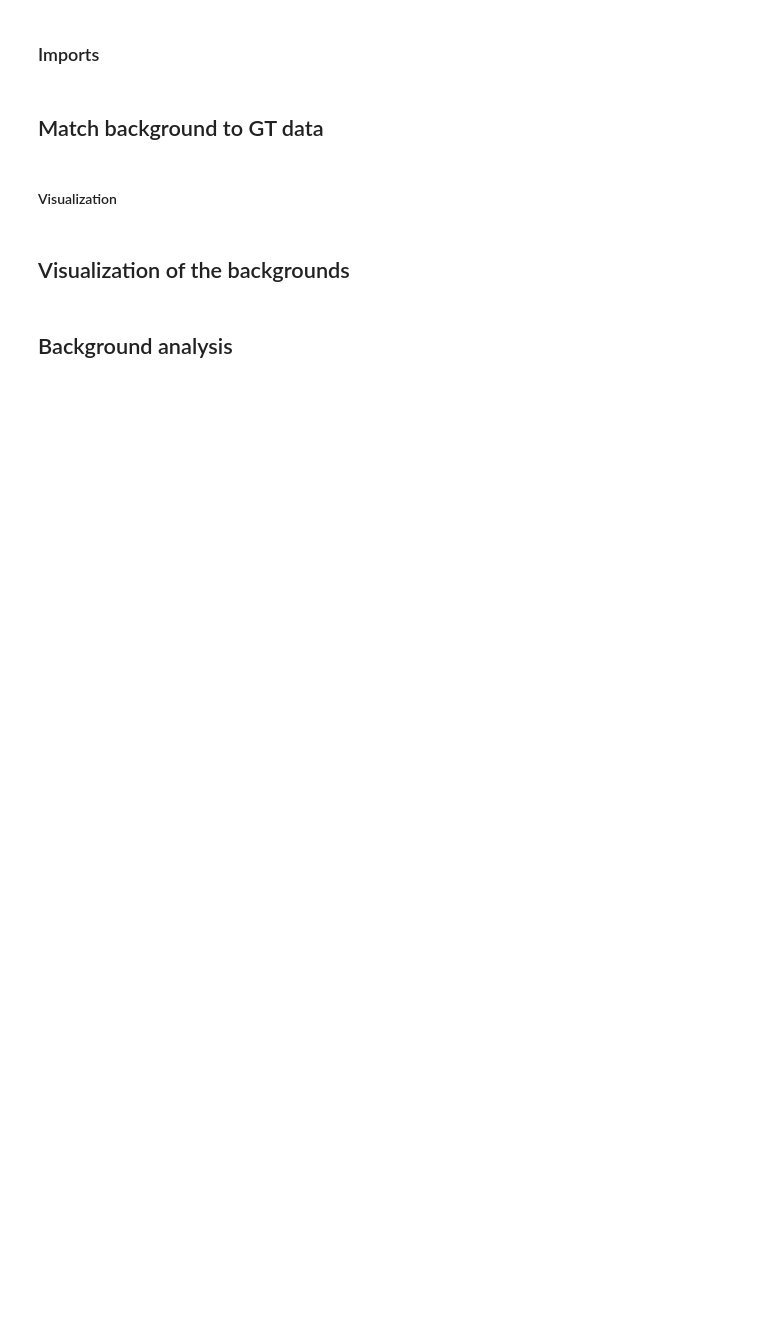
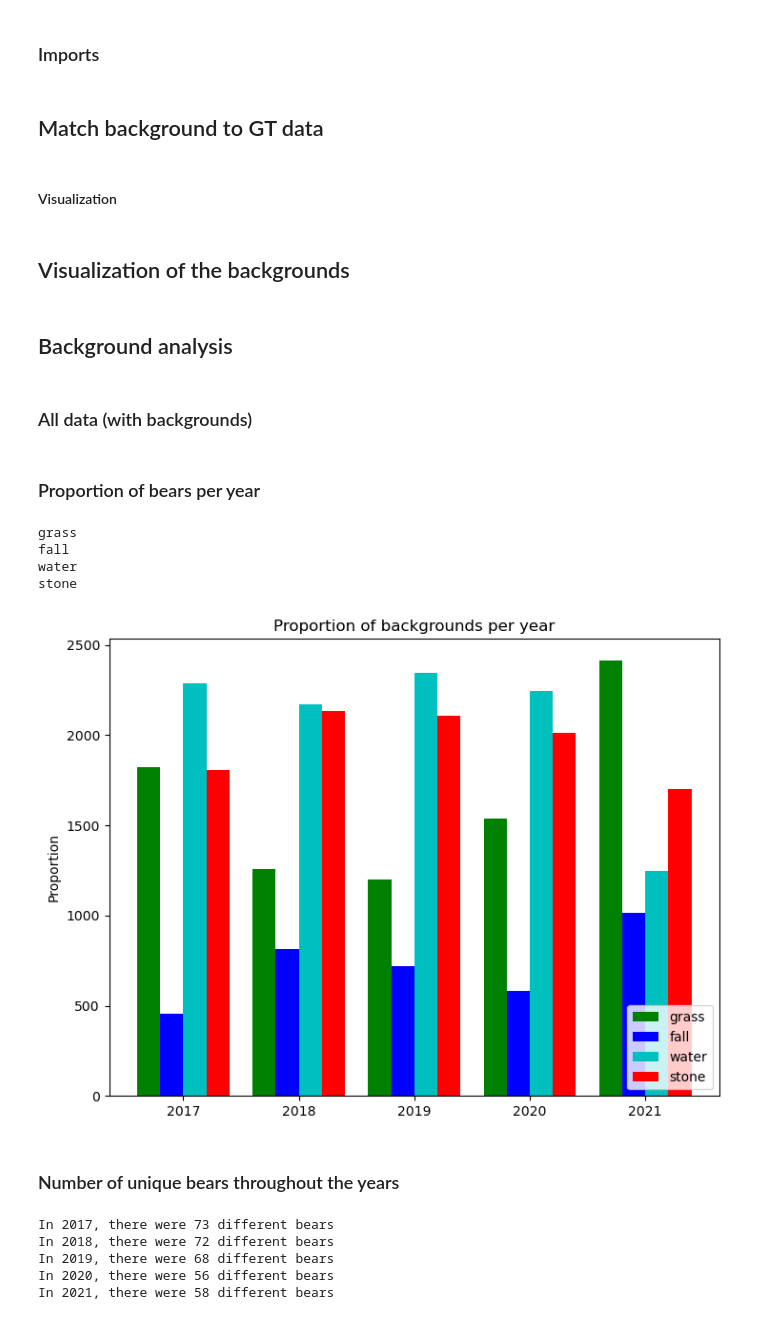
Before and after one commit to claireFriedrich/BearBackgroundsAndBehavior, a Jupyter notebook: background_analysis.ipynb, the cells around one changed output. Cells and saved outputs as stored; diff of their text form; code cells hidden in the pictures; blank space fills up the shorter version.

Commit message:
intermediate background backup reconstruction

```diff
--- a/background_analysis.ipynb
+++ b/background_analysis.ipynb
@@ -74,3 +75,63 @@ for idx, ax in zip(range(42), axs):
 plt.show()
 # %% [markdown]
 ## Background analysis
+# %% [markdown]
+### All data (with backgrounds)
+# %%
+df_2017 = pd.read_csv("/media1/data/beardata/GTs/2017_heads.csv")
+df_2018 = pd.read_csv("/media1/data/beardata/GTs/2018_heads.csv")
+df_2019 = pd.read_csv("/media1/data/beardata/GTs/2019_heads.csv")
+df_2020 = pd.read_csv("/media1/data/beardata/GTs/2020_heads.csv")
+df_2021 = pd.read_csv("/media1/data/beardata/GTs/2021_heads.csv")
+# %%
+backgrounds = ['grass', 'fall', 'water', 'stone']
+years = ['2017', '2018', '2019', '2020', '2021']
+# %% [markdown]
+### Proportion of bears per year
+# %%
+num_backgrounds = []
+X = np.arange(5)
+
+for background in backgrounds:
+    print(background)
+    num_back_2017 = len(['hit' for i in range(len(df_2017)) if df_2017.background[i] == background])
+    num_back_2018 = len(['hit' for i in range(len(df_2017)) if df_2018.background[i] == background])
+    num_back_2019 = len(['hit' for i in range(len(df_2017)) if df_2019.background[i] == background])
+    num_back_2020 = len(['hit' for i in range(len(df_2017)) if df_2020.background[i] == background])
+    num_back_2021 = len(['hit' for i in range(len(df_2017)) if df_2021.background[i] == background])
+    num_backgrounds.append([num_back_2017, num_back_2018, num_back_2019, num_back_2020, num_back_2021])
+
+fig = plt.figure()
+ax = fig.add_axes([0,0,1,1])
+ax.bar(X - 0.3, num_backgrounds[0], color='g', width=0.2)
+ax.bar(X - 0.1, num_backgrounds[1], color='b', width=0.2)
+ax.bar(X + 0.1, num_backgrounds[2], color='c', width=0.2)
+ax.bar(X + 0.3, num_backgrounds[3], color='r', width=0.2)
+
+ax.set_xticks(X)
+ax.set_xticklabels(years)
+
+plt.legend(backgrounds, loc=4)
+plt.ylabel('Proportion')
+plt.title('Proportion of backgrounds per year')
+plt.show()
+# %% [output]
+grass
+fall
+water
+stone
+[figure, added]
+# %% [markdown]
+### Number of unique bears throughout the years
+# %%
+print(f"In 2017, there were {len(np.unique(df_2017.id.to_list()))} different bears")
+print(f"In 2018, there were {len(np.unique(df_2018.id.to_list()))} different bears")
+print(f"In 2019, there were {len(np.unique(df_2019.id.to_list()))} different bears")
+print(f"In 2020, there were {len(np.unique(df_2020.id.to_list()))} different bears")
+print(f"In 2021, there were {len(np.unique(df_2021.id.to_list()))} different bears")
+# %% [output]
+In 2017, there were 73 different bears
+In 2018, there were 72 different bears
+In 2019, there were 68 different bears
+In 2020, there were 56 different bears
+In 2021, there were 58 different bears
```
Also changed, not shown: parts of 3 cells of this notebook.
